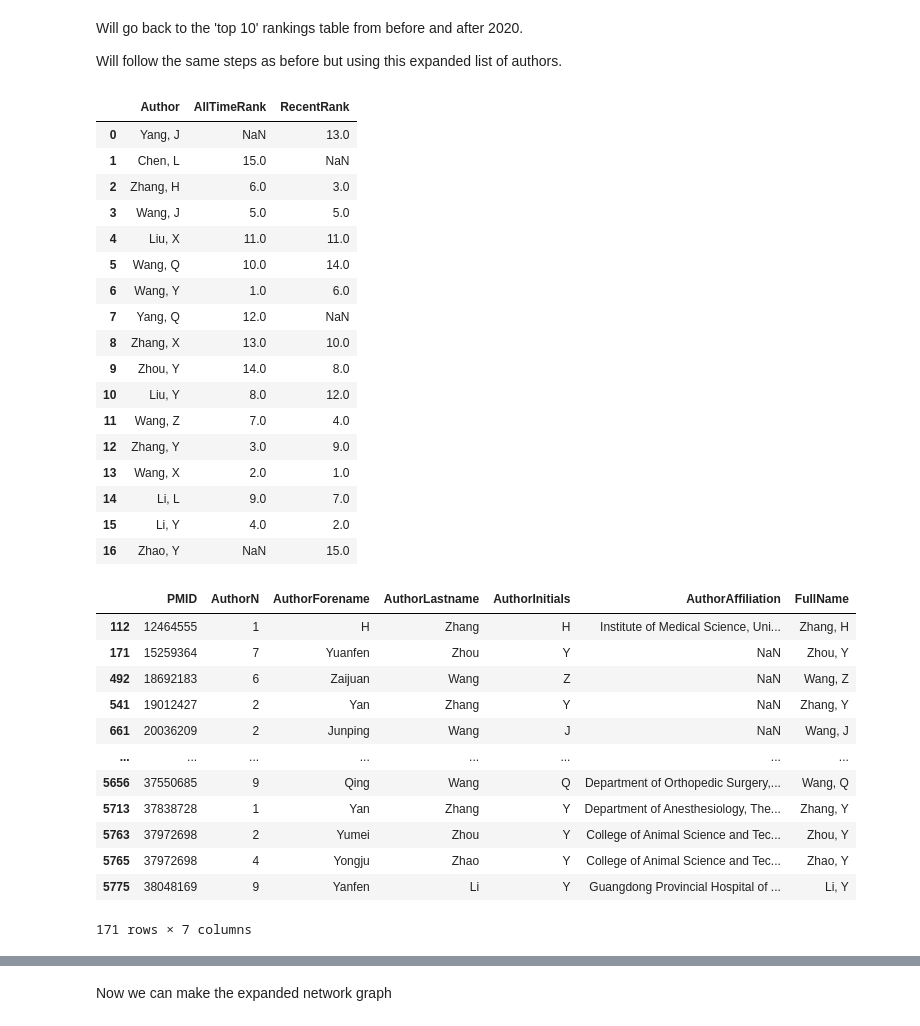
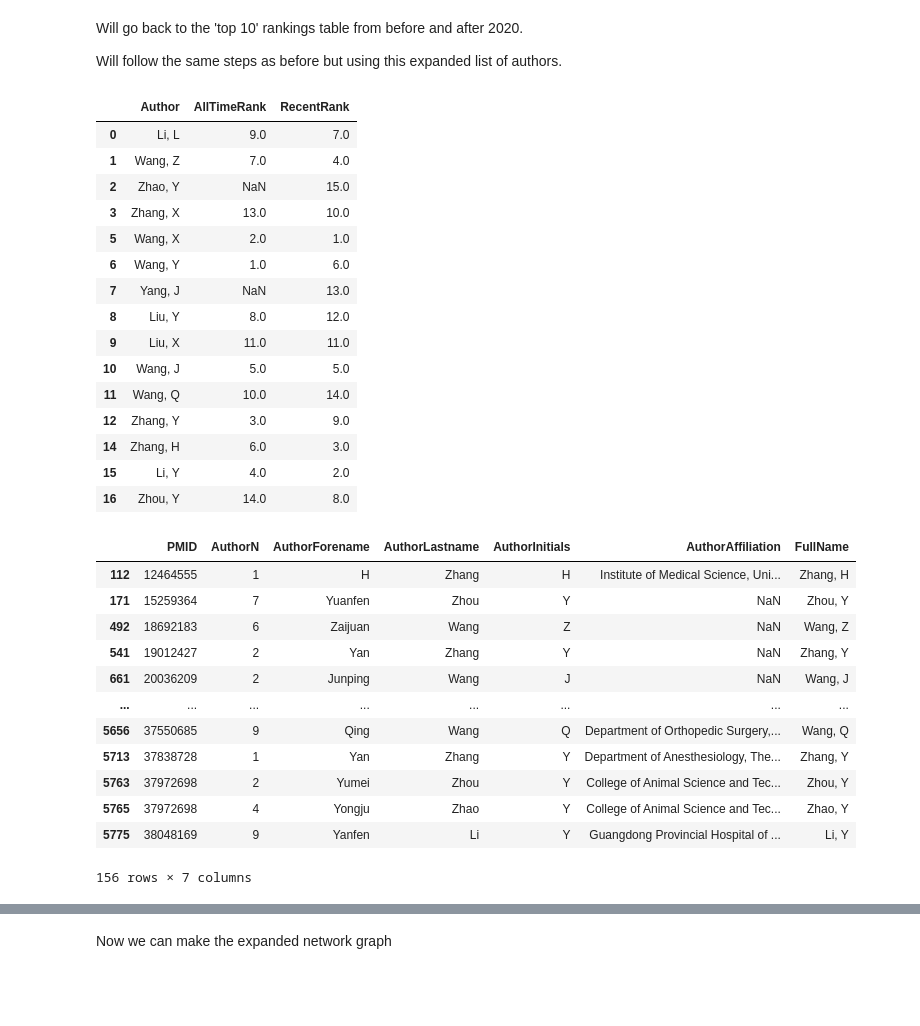
Before and after one commit to LillWawrence/consulting_skills_exam, a Jupyter notebook: will.ipynb, the cells around one changed output, grey strips where cells are left out. Drawn from its saved outputs; the diff is of its cells as text; code cells hidden in the pictures; blank space fills up the shorter version.

```diff
--- a/will.ipynb
+++ b/will.ipynb
@@ -599,31 +599,33 @@ Will follow the same steps as before but using this expanded list of authors.
 # %%
 # creating a dataframe with the 12 ranked authors identified
 seventeen_authors = pd.DataFrame(ranking_table)
 seventeen_authors
+
+# dropping the two authors with NaN recent rank
+fifteen_authors = seventeen_authors.dropna(subset=['RecentRank'])
+fifteen_authors
 # %% [output]
 |  | Author | AllTimeRank | RecentRank |
-| 0 | Yang, J | NaN | 13.0 |
-| 1 | Chen, L | 15.0 | NaN |
-| 2 | Zhang, H | 6.0 | 3.0 |
-| 3 | Wang, J | 5.0 | 5.0 |
-| 4 | Liu, X | 11.0 | 11.0 |
-| 5 | Wang, Q | 10.0 | 14.0 |
+| 0 | Li, L | 9.0 | 7.0 |
+| 1 | Wang, Z | 7.0 | 4.0 |
+| 2 | Zhao, Y | NaN | 15.0 |
+| 3 | Zhang, X | 13.0 | 10.0 |
+| 5 | Wang, X | 2.0 | 1.0 |
 | 6 | Wang, Y | 1.0 | 6.0 |
-| 7 | Yang, Q | 12.0 | NaN |
-| 8 | Zhang, X | 13.0 | 10.0 |
-| 9 | Zhou, Y | 14.0 | 8.0 |
-| 10 | Liu, Y | 8.0 | 12.0 |
-| 11 | Wang, Z | 7.0 | 4.0 |
+| 7 | Yang, J | NaN | 13.0 |
+| 8 | Liu, Y | 8.0 | 12.0 |
+| 9 | Liu, X | 11.0 | 11.0 |
+| 10 | Wang, J | 5.0 | 5.0 |
+| 11 | Wang, Q | 10.0 | 14.0 |
 | 12 | Zhang, Y | 3.0 | 9.0 |
-| 13 | Wang, X | 2.0 | 1.0 |
-| 14 | Li, L | 9.0 | 7.0 |
+| 14 | Zhang, H | 6.0 | 3.0 |
 | 15 | Li, Y | 4.0 | 2.0 |
-| 16 | Zhao, Y | NaN | 15.0 |
+| 16 | Zhou, Y | 14.0 | 8.0 |
 # %%
 # using top 17 author names to filter to authors dataframe
 # matching 'Author' in seventeen_authors to 'FullName' in authors to get their affiliations
-top_seventeenauthor_pmids = authors[authors['FullName'].isin(seventeen_authors['Author'])]
-top_seventeenauthor_pmids
+top_fifteen_author_pmids = authors[authors['FullName'].isin(fifteen_authors['Author'])]
+top_fifteen_author_pmids
 
 # now we have the PMIDs and affiliations for these authors
 # %% [output]
@@ -639,7 +641,7 @@ top_seventeenauthor_pmids
 | 5763 | 37972698 | 2 | Yumei | Zhou | Y | College of Animal Science and Tec... | Zhou, Y |
 | 5765 | 37972698 | 4 | Yongju | Zhao | Y | College of Animal Science and Tec... | Zhao, Y |
 | 5775 | 38048169 | 9 | Yanfen | Li | Y | Guangdong Provincial Hospital of ... | Li, Y |
-171 rows × 7 columns
+156 rows × 7 columns
 # %%
 # counting author-author full name pairs for each PMID in seventeen_author_pmids
 # counting how many different authors are on each PMID
```
Also changed, not shown: parts of 19 cells of this notebook.
